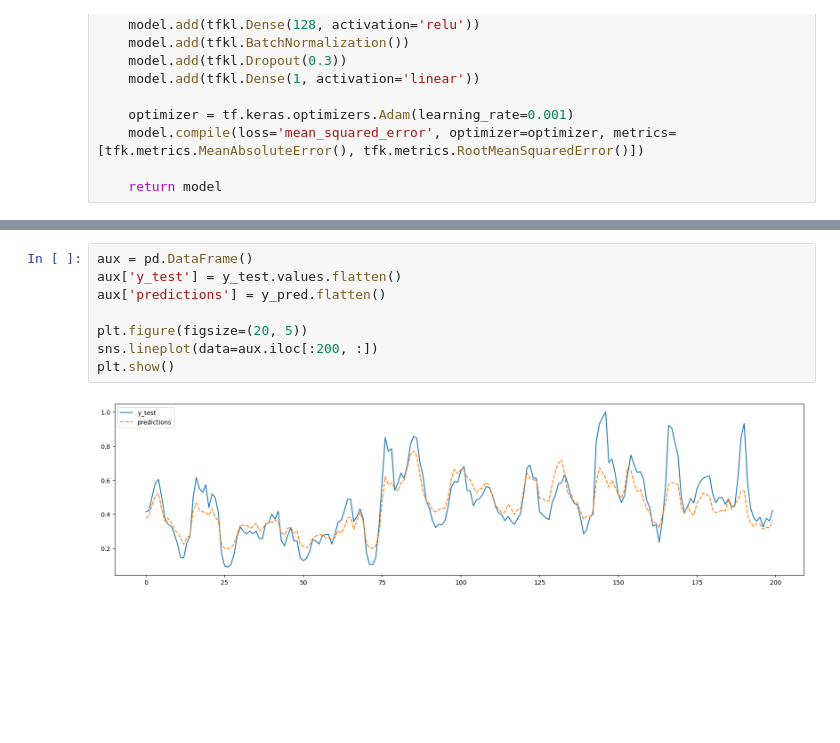
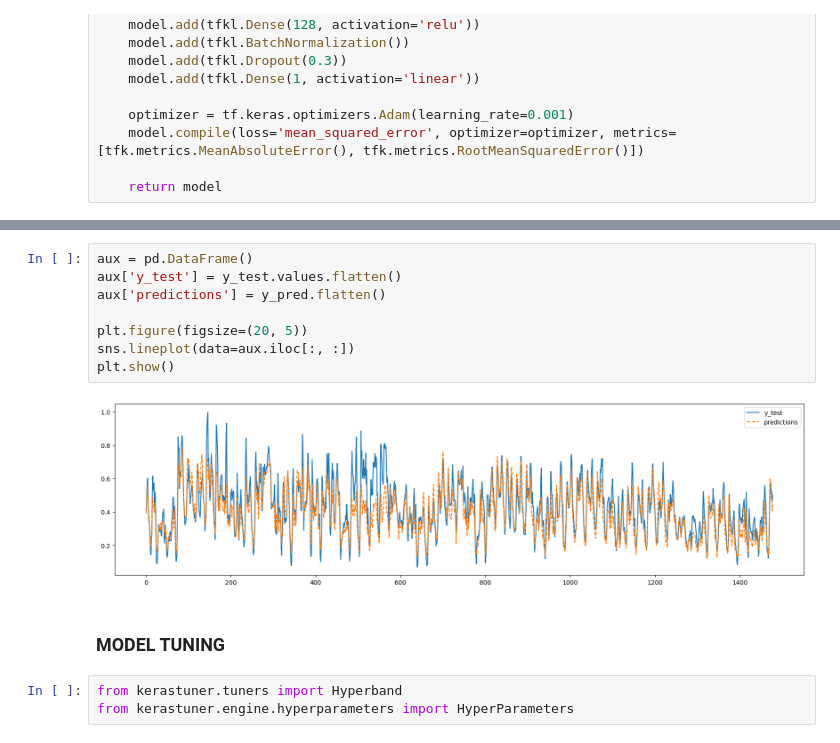
Before and after one commit to baroneleonardo/NO2-Virtual-Sensor, a Jupyter notebook: NN_ML_project.ipynb, the cells around one changed output, grey strips where cells are left out. Cells and saved outputs as stored; diff of their text form; blank space fills up the shorter version.

```diff
--- a/NN_ML_project.ipynb
+++ b/NN_ML_project.ipynb
@@ -560,10 +541,15 @@ R2 0.7036181544033098
 # %%
 aux = pd.DataFrame()
 aux['y_test'] = y_test.values.flatten()
 aux['predictions'] = y_pred.flatten()
 
 plt.figure(figsize=(20, 5))
-sns.lineplot(data=aux.iloc[:200, :])
+sns.lineplot(data=aux.iloc[:, :])
 plt.show()
 # %% [output]
-[figure, old version]
+[figure, new version]
+# %% [markdown]
+### MODEL TUNING
+# %%
+from kerastuner.tuners import Hyperband
+from kerastuner.engine.hyperparameters import HyperParameters
```
Also changed, not shown: parts of 16 cells of this notebook.
